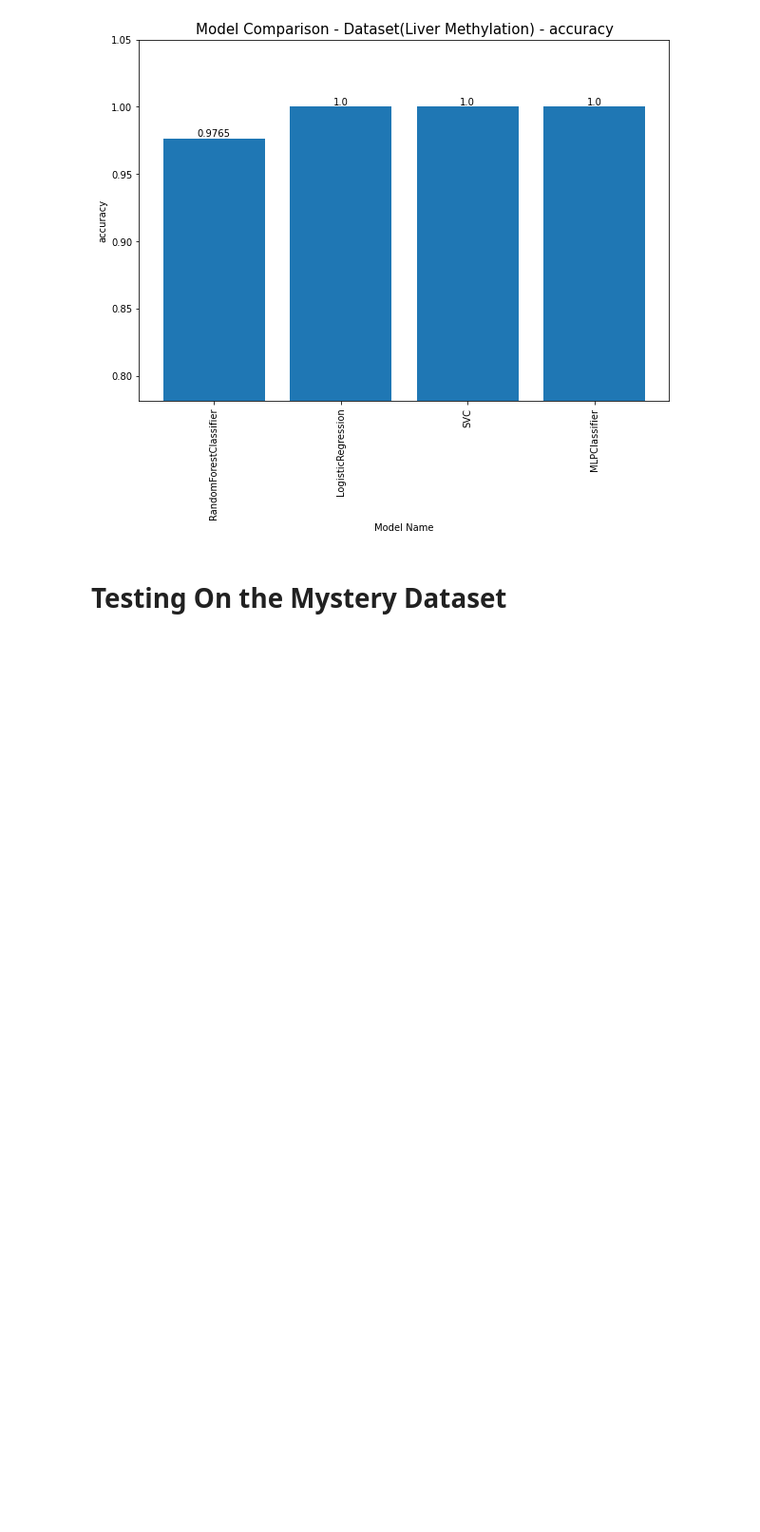
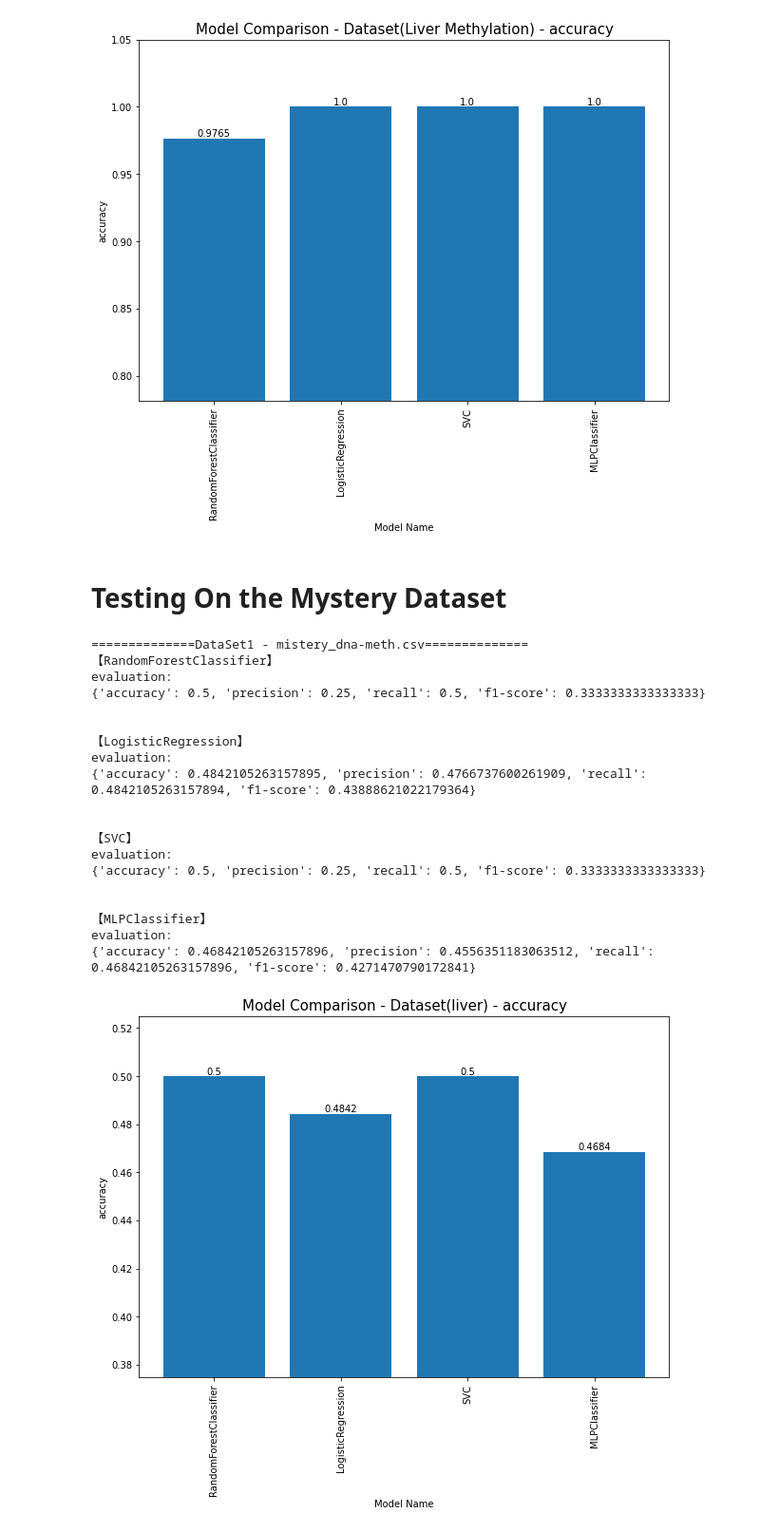
Before and after one commit to blid11/Group9, a Jupyter notebook: BrettG9_PartC2.ipynb, the cells around one changed output. Shown at 95% size. Saved outputs shown, nothing was run; the diff lists cells and outputs as text; code cells hidden in the pictures; blank space fills up the shorter version.

```diff
--- a/BrettG9_PartC2.ipynb
+++ b/BrettG9_PartC2.ipynb
@@ -514,3 +516,51 @@ evaluation:
 [figure]
 # %% [markdown]
 # Testing On the Mystery Dataset
+# %%
+print("==============DataSet1 - mystery_dna-meth.csv==============")
+for model in models1:
+	print(f"【{type(model).__name__}】")
+	y_pred1 = model.predict(mys_methyl_data)
+	metrics = evaluation(mys_methyl_labels,y_pred1,model_type='classification')
+	# result
+	eval_dic1[type(model).__name__] = metrics.copy()
+	print("evaluation:")
+	print(metrics)
+	print('\n')
+
+plot_metric(eval_dic1,metric='accuracy',dataset_name='liver')
+
+# ######### Dataset 2
+print("==============DataSet1 - mistery_gene-exp.csv==============")
+for model in models2:
+	print(f"【{type(model).__name__}】")
+	y_pred2 = model.predict(mys_gene_data)
+	metrics = evaluation(mys_gene_labels,y_pred2,model_type='classification')
+	# result
+	eval_dic2[type(model).__name__] = metrics.copy()
+	print("evaluation:")
+	print(metrics)
+	print('\n')
+
+plot_metric(eval_dic2,metric='accuracy',dataset_name='liver')
+# %% [output]
+==============DataSet1 - mistery_dna-meth.csv==============
+【RandomForestClassifier】
+evaluation:
+{'accuracy': 0.5, 'precision': 0.25, 'recall': 0.5, 'f1-score': 0.3333333333333333}
+
+
+【LogisticRegression】
+evaluation:
+{'accuracy': 0.4842105263157895, 'precision': 0.4766737600261909, 'recall': 0.4842105263157894, 'f1-score': 0.43888621022179364}
+
+
+【SVC】
+evaluation:
+{'accuracy': 0.5, 'precision': 0.25, 'recall': 0.5, 'f1-score': 0.3333333333333333}
+
+
+【MLPClassifier】
+evaluation:
+{'accuracy': 0.46842105263157896, 'precision': 0.4556351183063512, 'recall': 0.46842105263157896, 'f1-score': 0.4271470790172841}
+[figure, added]
```
Also changed, not shown: parts of 11 cells of this notebook.
